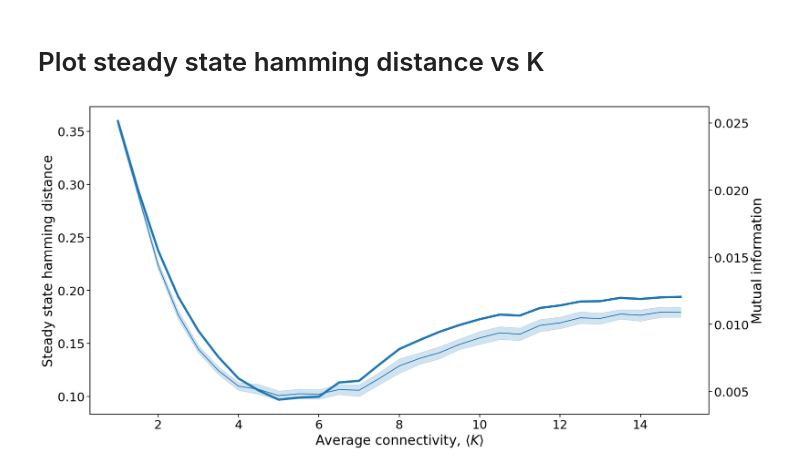
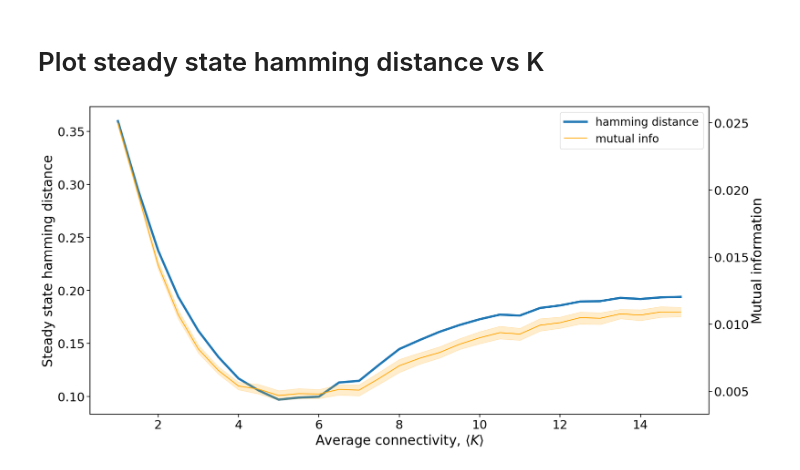
Before and after one commit to davidb2/boolean-threshold-network, a Jupyter notebook: notebooks/polished/no-drug-homogeneous-phase-transition.ipynb, the cells around one changed output. Drawn from its saved outputs; the diff is of its cells as text; code cells hidden in the pictures.

```diff
--- a/notebooks/polished/no-drug-homogeneous-phase-transition.ipynb
+++ b/notebooks/polished/no-drug-homogeneous-phase-transition.ipynb
@@ -183,22 +183,35 @@ steady_state_mutual_information_df = pd.read_csv('/Users/david/RustRoverProjects
 # %%
 plt.figure(figsize=(20, 10))
 with sns.plotting_context('notebook', font_scale=2.0):
   g = sns.lineplot(
     data=steady_state_hamming_distance_df,
     x='expected_connectivity',
     y='hamming_distance',
+    label='hamming distance',
+    legend=False,
     lw=4,
-    legend=False,
   )
   g.set(xlabel='Average connectivity, $\\langle K \\rangle$', ylabel='Steady state hamming distance')
 
   ax2 = plt.twinx()
   h = sns.lineplot(
     data=steady_state_mutual_information_df,
     x='expected_connectivity',
     y='mutual_info',
+    label='mutual info',
+    color='orange',
+    legend=False,
     ax=ax2,
   )
   h.set(ylabel='Mutual information')
+
+  labels = [l.get_label() for l in g.lines + h.lines]
+  g.axes.legend(
+    g.lines + h.lines,
+    labels,
+    loc='best',
+    # bbox_to_anchor=(0.9, 1.0),
+    fontsize=20,
+  )
 # %% [output]
-[figure, old version]
+[figure, new version]
```
Also changed, not shown: parts of 1 cell of this notebook, 9 other files.
